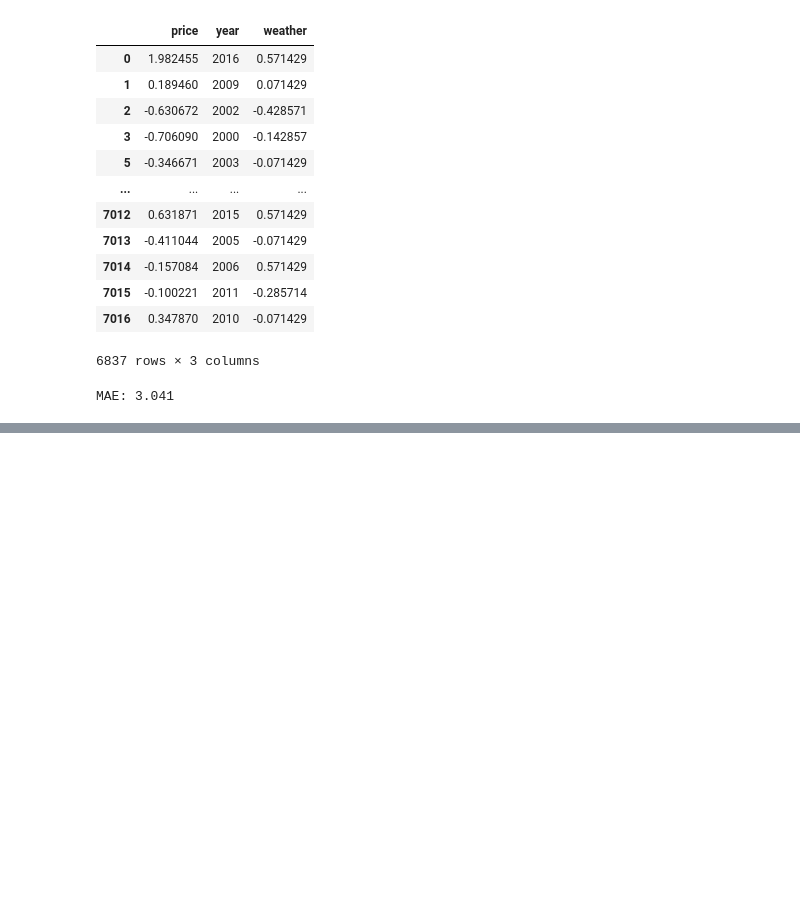
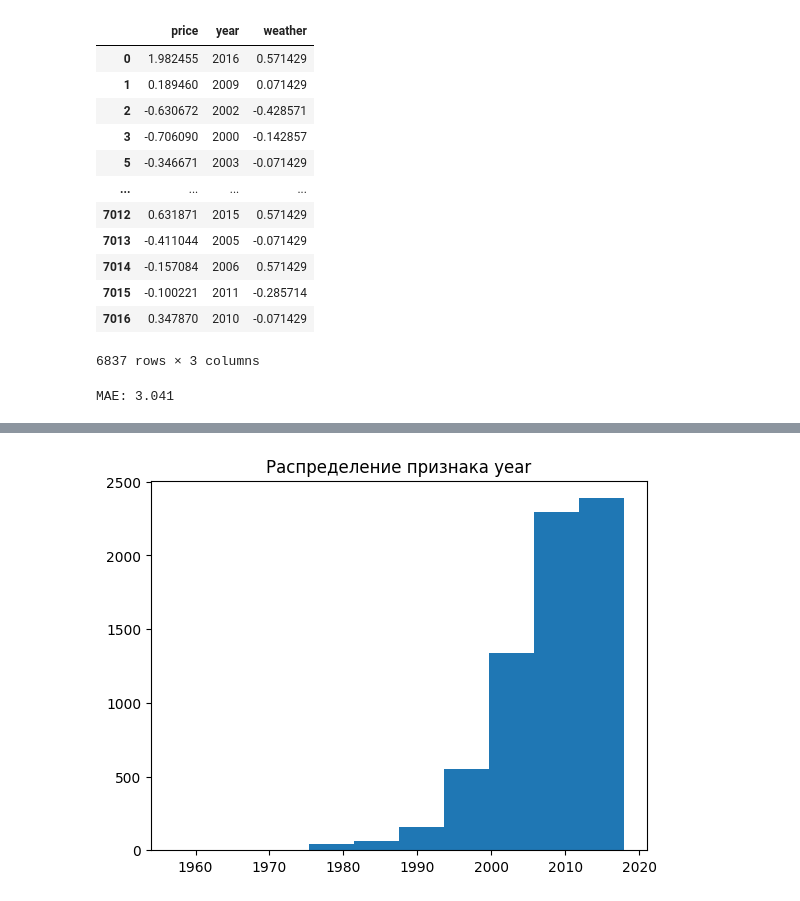
Before and after one commit to sergioschadenko/sf_data_science, a Jupyter notebook: ML_6_feature_selection/features_ford_prices.ipynb, the cells around one changed output, grey strips where cells are left out. Drawn from its saved outputs; the diff is of its cells as text; code cells hidden in the pictures; blank space fills up the shorter version.

Commit message:
data_transformation

```diff
--- a/ML_6_feature_selection/features_ford_prices.ipynb
+++ b/ML_6_feature_selection/features_ford_prices.ipynb
@@ -615,0 +623,3 @@ MAE: 3.041
+# %%
+data = pd.read_excel('data/data_ford_price.xlsx')
+data.head()
@@ -615,0 +633,5 @@ MAE: 3.041
+# %%
+plt.hist(data.year)
+plt.title('Распределение признака year');
+# %% [output]
+[figure, added]
```
Also changed, not shown: parts of 16 cells of this notebook.
